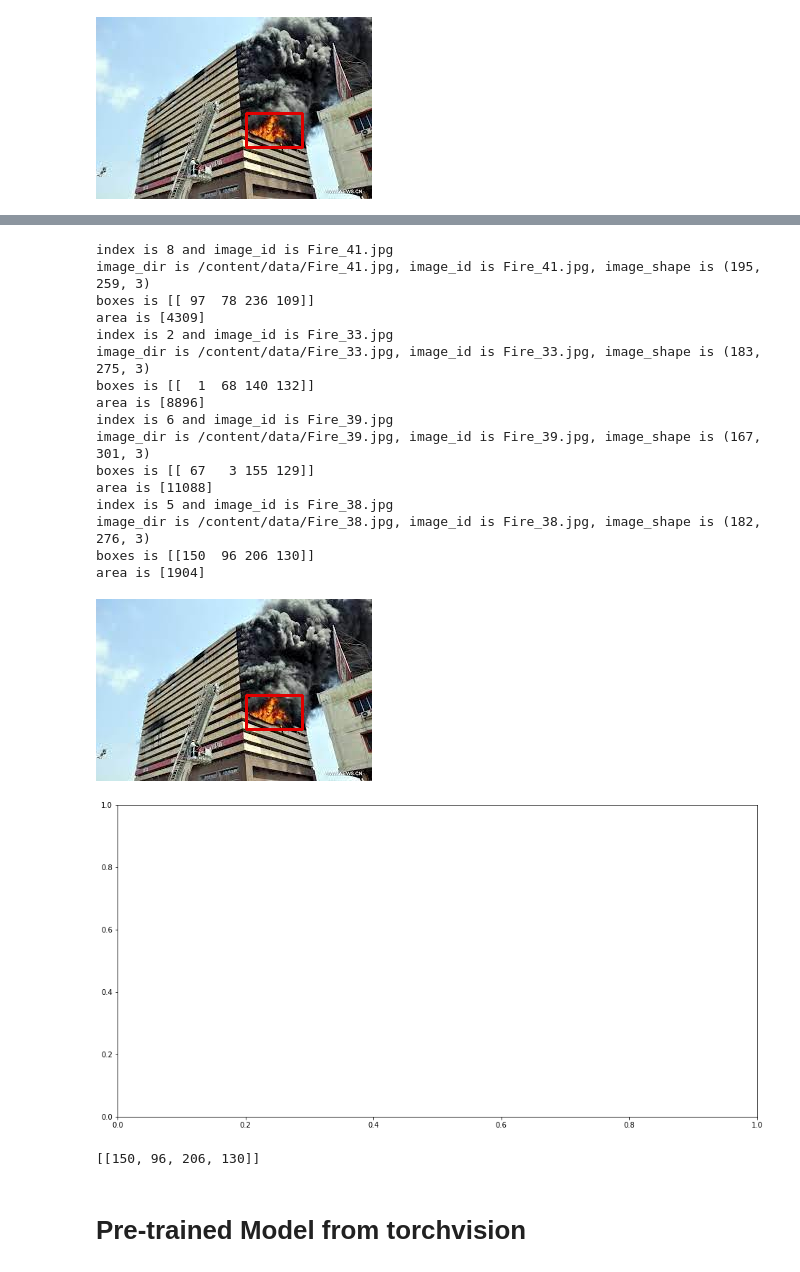
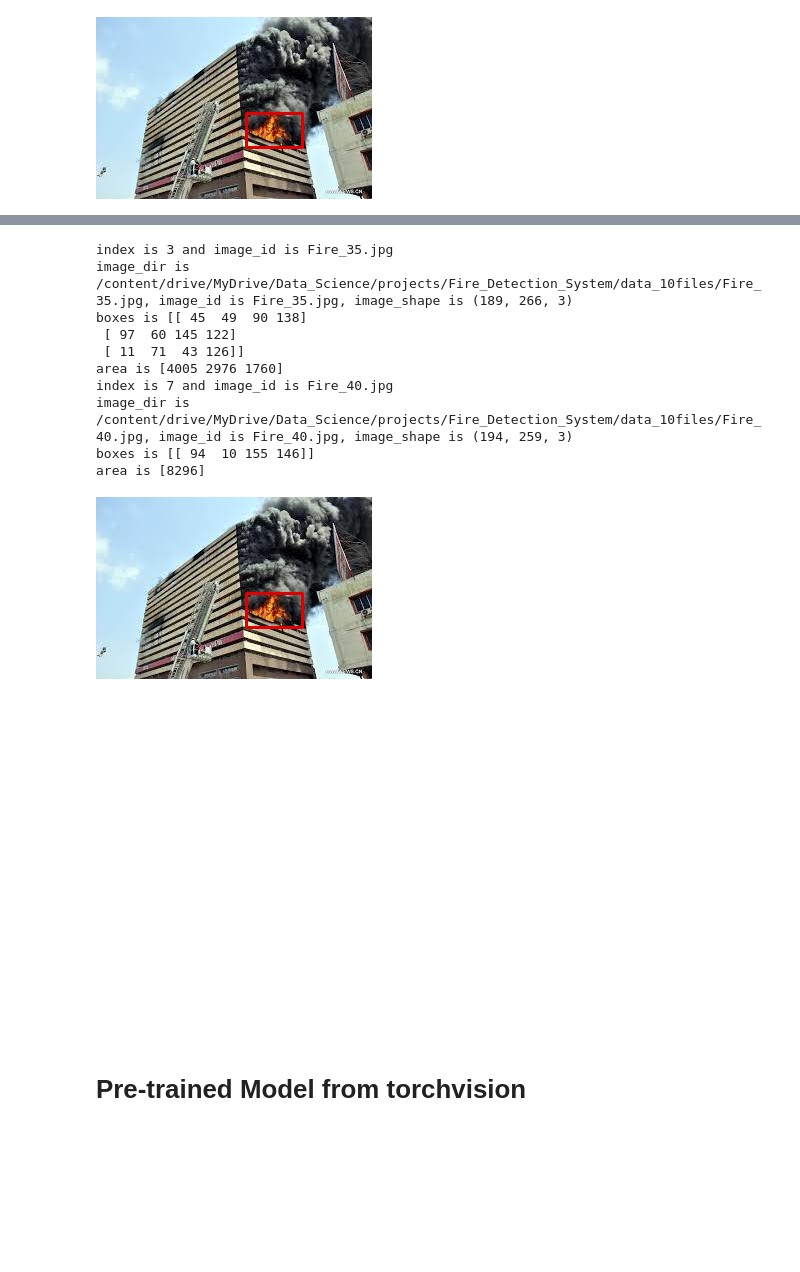
Before and after one commit to khanma1962/Fire_Detection_Fast_RCNN, a Jupyter notebook: Fire_Detection.ipynb, the cells around one changed output, grey strips where cells are left out. Drawn from its saved outputs; the diff is of its cells as text; code cells hidden in the pictures; blank space fills up the shorter version.

Commit message:
added training part

```diff
--- a/Fire_Detection.ipynb
+++ b/Fire_Detection.ipynb
@@ -80,8 +63,14 @@ rm: cannot remove '/content/data/': No such file or directory
 # %%
+# copy google drive files to colab directories
+!rm -r /content/data/
+!cp -r /content/drive/MyDrive/Data_Science/projects/Fire_Detection_System/data_10files/ .
+
+main_dir = '/content/drive/MyDrive/Data_Science/projects/Fire_Detection_System'
+train_dir = 'content/data_10files/'
+# test_dir  = '/content/data/validation/images/'
+
 #read the .csv box with bounding box details
-
 train_df = pd.read_csv('/content/drive/MyDrive/Data_Science/projects/Fire_Detection_System/myvisionai_7_20_21.csv')
-
 # test_df  = pd.read_csv('/content/data/validation/myvisionai-7-18-2021.csv')
 # print(f'Shape of the train df is {train_df.shape} and test df 8\n')
 # num_pic = len(train_df['filename'].unique())
@@ -274,6 +192,7 @@ class FireDataset(Dataset):
 def collate_function(batch):
     return tuple(zip(*batch))
 
+batch_size = 2
 img_size = 224
 mean = [0.485, 0.456, 0.406]
 std = [0.229, 0.224, 0.225]
@@ -287,10 +206,10 @@ train_transform = transforms.Compose([
                             # transforms.ColorJitter(),
 
                             transforms.Resize(img_size),
-                            # transforms.CenterCrop(img_size),
-                            transforms.ToPILImage(),
+                            transforms.CenterCrop(img_size),
+                            # transforms.ToPILImage(),
                             transforms.ToTensor(),
-                            # transforms.Normalize(mean,std)
+                            transforms.Normalize(mean,std)
                                       ])
 
 # test_transform = transforms.Compose([
@@ -310,13 +229,13 @@ train_dataset = FireDataset(train_df, train_dir, train_transform )
 
 #train and test dataloader
 train_data_loader = DataLoader(train_dataset,
-                               batch_size=4,
+                               batch_size=batch_size,
                                shuffle=True,
                                num_workers =0,
                                collate_fn = collate_function)
 
 # test_data_loader = DataLoader(test_dataset,
-#                                batch_size=2,
+#                                batch_size=batch_size,
 #                                shuffle=False,
 #                                num_workers =2,
 #                                collate_fn = collate_function)
@@ -345,53 +261,42 @@ train_df
 # %%
 # let's see some images
 # read first batch from train_data_loader
 images, targets = next(iter(train_data_loader))
 
 #send image to device
 images = list(image.to(device) for image in images)
 targets = [{k: v.to(device) for k,v in t.items()} for t in targets]
 
 boxes = targets[0]['boxes'].cpu().numpy().astype(np.int32)
 img = images[0].permute(1, 2, 0).cpu().numpy() # permute rearrange to 1,2,0 axis
 
 fig, ax = plt.subplots(1, 1, figsize=(16,8))
 
 for box in boxes:
     cv2.rectangle(img,
                  (box[0], box[1]),
                  (box[2], box[3]),
                  (0, 0, 225),
                   3)
-# ax.set_axis_off()
+ax.set_axis_off()
 # ax.imshow(img)
 
 from google.colab.patches import cv2_imshow # https://github.com/jupyter/notebook/issues/3935
 # image = cv2.rectangle(image, (xmin,ymin), (xmax, ymax), (0,0,225 ), 2)
-cv2_imshow(image)
+cv2_imshow(image);
 # %% [output]
-index is 8 and image_id is Fire_41.jpg
-image_dir is /content/data/Fire_41.jpg, image_id is Fire_41.jpg, image_shape is (195, 259, 3)
-boxes is [[ 97  78 236 109]]
-area is [4309]
-index is 2 and image_id is Fire_33.jpg
-image_dir is /content/data/Fire_33.jpg, image_id is Fire_33.jpg, image_shape is (183, 275, 3)
-boxes is [[  1  68 140 132]]
-area is [8896]
-index is 6 and image_id is Fire_39.jpg
-image_dir is /content/data/Fire_39.jpg, image_id is Fire_39.jpg, image_shape is (167, 301, 3)
-boxes is [[ 67   3 155 129]]
-area is [11088]
-index is 5 and image_id is Fire_38.jpg
-image_dir is /content/data/Fire_38.jpg, image_id is Fire_38.jpg, image_shape is (182, 276, 3)
-boxes is [[150  96 206 130]]
-area is [1904]
+index is 3 and image_id is Fire_35.jpg
+image_dir is /content/drive/MyDrive/Data_Science/projects/Fire_Detection_System/data_10files/Fire_35.jpg, image_id is Fire_35.jpg, image_shape is (189, 266, 3)
+boxes is [[ 45  49  90 138]
+ [ 97  60 145 122]
+ [ 11  71  43 126]]
+area is [4005 2976 1760]
+index is 7 and image_id is Fire_40.jpg
+image_dir is /content/drive/MyDrive/Data_Science/projects/Fire_Detection_System/data_10files/Fire_40.jpg, image_id is Fire_40.jpg, image_shape is (194, 259, 3)
+boxes is [[ 94  10 155 146]]
+area is [8296]
 [figure]
-[figure, old version]
+[figure, new version]
-# %%
-boxes = [[150,  96, 206, 130]]
-boxes
-# %% [output]
-[[150, 96, 206, 130]]
 # %% [markdown]
 # Pre-trained Model from torchvision
 # %%
```
Also changed, not shown: parts of 21 cells of this notebook.
